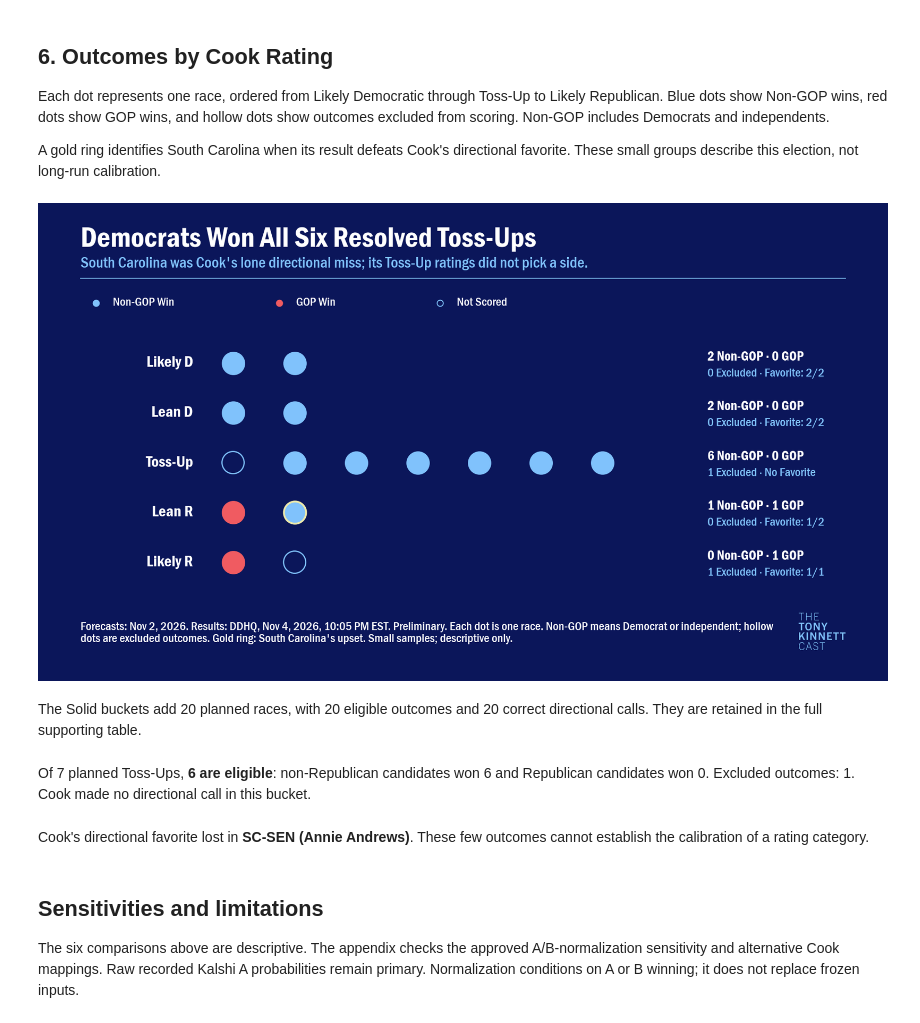
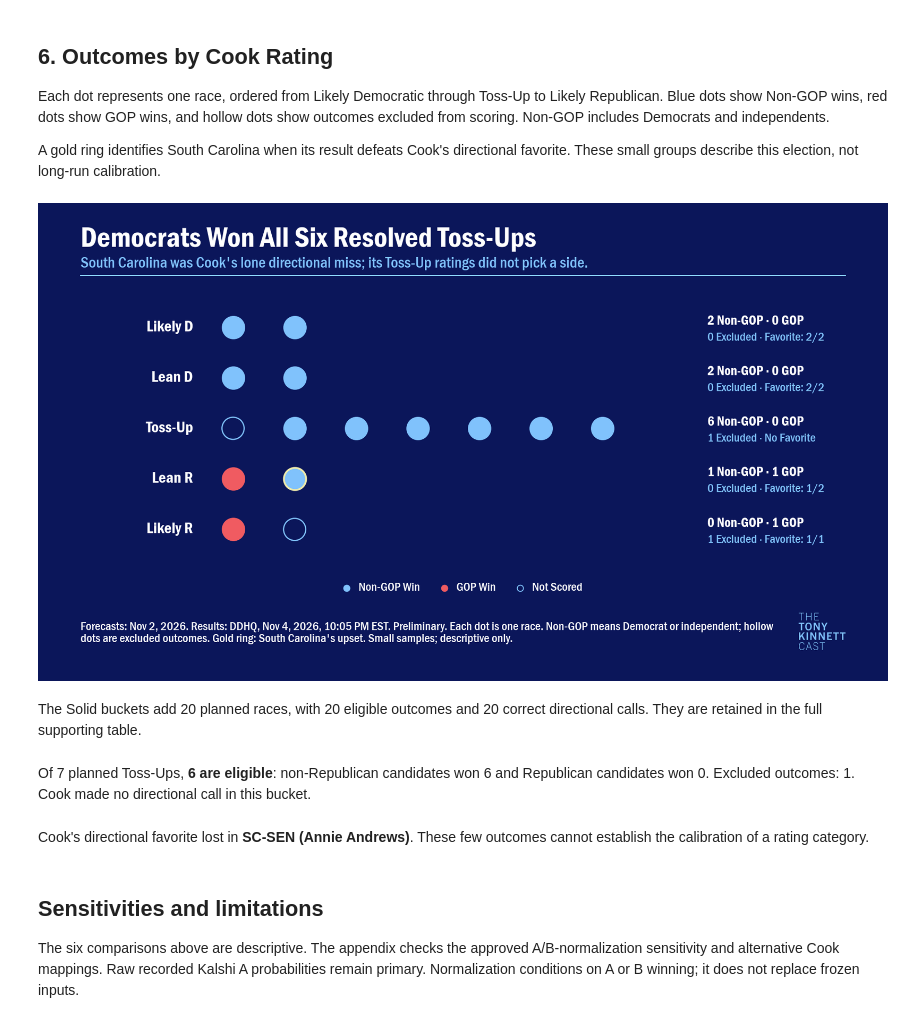
Before and after one commit to Daniel-Elmore/election-2026-markets-vs-forecasts, a Jupyter notebook: notebooks/01_congress_scorecard.ipynb, the cells around one changed output. Cells and saved outputs as stored; diff of their text form; code cells hidden in the pictures.

```diff
--- a/notebooks/01_congress_scorecard.ipynb
+++ b/notebooks/01_congress_scorecard.ipynb
@@ -105,6 +105,7 @@ def rule(cv, y, left=0, right=1, color='#2A3A86', width=1):
     ))
 
 def export_chart(cv, name, frame):
+    assert '\n' not in cv.fig.texts[1].get_text(), 'Subtitle must fit on one line'
     paths = save_chart(cv, name, out_dir=ctx.figures_dir, scratch_dir=scratch)
     lint = lint_chart(cv, paths['png'])
     (scratch / f'{name}.lint.json').write_text(json.dumps(lint, indent=2), encoding='utf-8')
@@ -115,7 +116,7 @@ def export_chart(cv, name, frame):
             axes_details.append({
                 'xlabel': ax.get_xlabel(),
                 'labelpad_points': ax.xaxis.labelpad,
-                'expected_labelpad_points': 4 + 8 * cv.scale * 0.72,
+                'expected_labelpad_points': 4 + 16 * cv.scale * 0.72,
             })
     layout_checks.setdefault(name, {})['x_axes'] = axes_details
     (scratch / f'{name}.layout.json').write_text(
@@ -123,7 +124,7 @@ def export_chart(cv, name, frame):
         encoding='utf-8',
     )
     save_table(frame, f'plot_{name}')
-    figure_records.append({'image': f'{name}.png', 'data': f'plot_{name}.csv', 'lint_passed': True})
+    figure_records.append({'image': f'{name}.png', 'data': f'plot_{name}.csv', 'lint_passed': True, 'title': ' '.join(cv.fig.texts[0].get_text().split()), 'subtitle': cv.fig.texts[1].get_text()})
     display(Image(data=paths['png'].read_bytes(), width=960))
     cv.fig.clear()
 say('**SYNTHETIC SOFTWARE FIXTURE — invented outcomes, not election findings.**' if synthetic else '**Preliminary results.** Only verified DDHQ calls are used for outcome comparisons.')
@@ -137,6 +138,12 @@ save_table(
     ].reset_index(),
     'excluded_senate',
 )
+
+def measured_width(cv, value, size, role='body'):
+    artist = cv.fig.text(0, 0, value, fontproperties=cv.fp(role), fontsize=size)
+    width = artist.get_window_extent(cv.fig.canvas.get_renderer()).width
+    artist.remove()
+    return width
 # %% [output]
 **Preliminary results.** Only verified DDHQ calls are used for outcome comparisons.
 **Forecasts:** November 2, 2026. **Senate capture:** Nov 4, 2026, 10:05 PM EST. **House capture:** Nov 4, 2026, 10:20 PM EST. **Snapshot:** `ddhq-20261104-222052-est`.
@@ -270,7 +274,7 @@ if common_counts and expectations.eligible.gt(0).all():
         source=footer(f"{('Partial' if n < len(senate) else 'Complete')} matched comparison. Non-Republican means Democrat or independent; these are not caucus seats. Mapped means Cook ratings are converted to assumed win probabilities and summed into expected wins; this total is analyst-derived."),
     )
     limit = 5 * int(np.ceil(max(actual, expectations.eligible_expected.max()) / 5) + 1)
-    ax = cv.axes(left_pad=270, right_pad=220, bottom_pad=65, top_pad=55)
+    ax = cv.axes(left_pad=270, right_pad=220, bottom_pad=105, top_pad=0)
     bars = ax.barh(np.arange(len(expectations)), expectations.eligible_expected, height=0.5, color=[colors[SOURCES[source][1]] for source in expectations.source])
     np.testing.assert_allclose([bar.get_width() for bar in bars], expectations.eligible_expected)
     for i, row in enumerate(expectations.itertuples()):
@@ -299,7 +303,7 @@ if common_counts and expectations.eligible.gt(0).all():
     ax.axvline(actual, color=GOLD, linewidth=2.2, linestyle='--')
     ax.annotate(
         f'Actual Wins: {actual}',
-        (actual, -0.65),
+        (actual, -0.45),
         ha='center',
         va='center',
         color=GOLD,
@@ -309,12 +313,11 @@ if common_counts and expectations.eligible.gt(0).all():
     )
     ax.set(
         xlim=(0, limit),
-        ylim=(3.5, -0.95),
+        ylim=(3.5, -0.65),
         yticks=[],
         xticks=np.arange(0, limit + 1, 5),
         xlabel='Non-Republican Wins in the Same Resolved Races',
     )
-    ax.xaxis.labelpad += 8 * cv.scale * 0.72
     ax.xaxis.grid(True, color='#2A3A86')
     ax.set_axisbelow(True)
     export_chart(
@@ -734,7 +756,6 @@ if control_eligible:
         xticks=[0, 25, 50, 75, 100],
         xlabel='Recorded Probability of the Winning Party (%)',
     )
-    ax.xaxis.labelpad += 8 * cv.scale * 0.72
     ax.xaxis.grid(True, color='#2A3A86')
     ax.set_axisbelow(True)
     for i, row in enumerate(control_table.itertuples()):
@@ -903,21 +924,26 @@ cv = make_canvas(
     ),
 )
 party = party_colors()
-for x, label, color, hollow in [(0.02, 'Non-GOP Win', BLUE, False), (0.26, 'GOP Win', party['republican'], False), (0.47, 'Not Scored', BLUE, True)]:
-    x0, y0, x1, y1 = cv.plot_rect
+x0, y0, x1, y1 = cv.plot_rect
+legend_items = [('Non-GOP Win', BLUE, False), ('GOP Win', party['republican'], False), ('Not Scored', BLUE, True)]
+legend_widths = [34 * cv.scale + measured_width(cv, label, 28 * .72) for label, _, _ in legend_items]
+legend_gap = 48 * cv.scale
+legend_width = sum(legend_widths) + legend_gap * (len(legend_items) - 1)
+legend_x = (x0 + x1 - legend_width) / 2
+legend_y = y0 + 24 * cv.scale
+legend_bounds = []
+for (label, color, hollow), width in zip(legend_items, legend_widths):
     cv.fig.add_artist(Line2D(
-        [(x0 + x * (x1 - x0)) / cv.W],
-        [(y0 + 0.955 * (y1 - y0)) / cv.H],
-        transform=cv.fig.transFigure,
-        marker='o',
-        markersize=10,
-        linestyle='none',
-        markerfacecolor='none' if hollow else color,
-        markeredgecolor=color,
-        markeredgewidth=1.5,
+        [(legend_x + 7 * cv.scale) / cv.W], [legend_y / cv.H],
+        transform=cv.fig.transFigure, marker='o', markersize=10,
+        linestyle='none', markerfacecolor='none' if hollow else color,
+        markeredgecolor=color, markeredgewidth=1.5,
     ))
-    text(cv, x + 0.022, 0.955, label, px=28)
-ax = cv.axes(left_pad=275, right_pad=340, bottom_pad=15, top_pad=100)
+    artist = cv.fig.text((legend_x + 34 * cv.scale) / cv.W, legend_y / cv.H, label,
+                         va='center', color='white', fontproperties=cv.fp('body'), fontsize=28 * .72)
+    legend_bounds.append(list(artist.get_window_extent(cv.fig.canvas.get_renderer()).bounds))
+    legend_x += width + legend_gap
+ax = cv.axes(left_pad=275, right_pad=340, bottom_pad=88, top_pad=24)
 ax.set(xlim=(0, 8), ylim=(4.6, -0.6), xticks=[], yticks=[])
 for i, rating in enumerate(rating_order):
     group = dot_data[dot_data.rating.eq(rating)]
@@ -955,34 +981,39 @@ for i, rating in enumerate(rating_order):
         color='white',
         fontproperties=cv.fp('emphasis'),
         fontsize=22,
     )
     favorite = 'No Favorite' if rating == 'Toss-Up' else f'Favorite: {int(summary.favored_side_hits)}/{int(summary.directional_calls)}' if pd.notna(summary.favored_side_hits) else 'No Eligible Calls'
     ax.annotate(
         f'{int(summary.excluded)} Excluded · {favorite}',
         (8, i),
         xytext=(20, -17),
         textcoords='offset points',
         ha='left',
         va='center',
         color=BLUE,
         fontproperties=cv.fp('body'),
         fontsize=20.2,
     )
 layout_checks['08-cook-rating-outcomes'] = {
     'rating_order': rating_order,
     'dots': len(dot_data),
     'sc_gold_ring': bool(dot_data.highlight_sc.any()),
+    'legend_bounds': legend_bounds,
+    'legend_row_width_px': legend_width,
+    'legend_center_px': (x0 + x1) / 2,
+    'legend_y_px': legend_y,
+    'top_padding_px': 24,
 }
 export_chart(cv, '08-cook-rating-outcomes', dot_data)
 solid = buckets[buckets.rating.str.startswith('Solid')]
 say(f'The Solid buckets add {int(solid.planned.sum())} planned races, with {int(solid.eligible.sum())} eligible outcomes and {int(solid.favored_side_hits.sum())} correct directional calls. They are retained in the full supporting table.')
 toss = competitive[competitive.rating.eq('Toss-Up')].iloc[0]
 say(f'Of {int(toss.planned)} planned Toss-Ups, **{int(toss.eligible)} are eligible**: non-Republican candidates won {int(toss.candidate_a_wins)} and Republican candidates won {int(toss.candidate_b_wins)}. Excluded outcomes: {int(toss.excluded)}. Cook made no directional call in this bucket.')
 upsets = senate[senate.call_eligible & senate.p_cook_primary.ne(0.5) & senate.p_cook_primary.gt(0.5).ne(senate.y.eq(1))]
 if len(upsets):
     say("Cook's directional favorite lost in " + ', '.join((f'**{rid} ({row.result_winner})**' for rid, row in upsets.iterrows())) + '. These few outcomes cannot establish the calibration of a rating category.')
 # %% [output]
-[figure, old version]
+[figure, new version]
 The Solid buckets add 20 planned races, with 20 eligible outcomes and 20 correct directional calls. They are retained in the full supporting table.
 Of 7 planned Toss-Ups, **6 are eligible**: non-Republican candidates won 6 and Republican candidates won 0. Excluded outcomes: 1. Cook made no directional call in this bucket.
 Cook's directional favorite lost in **SC-SEN (Annie Andrews)**. These few outcomes cannot establish the calibration of a rating category.
```
Also changed, not shown: parts of 3 cells of this notebook, 36 other files.
